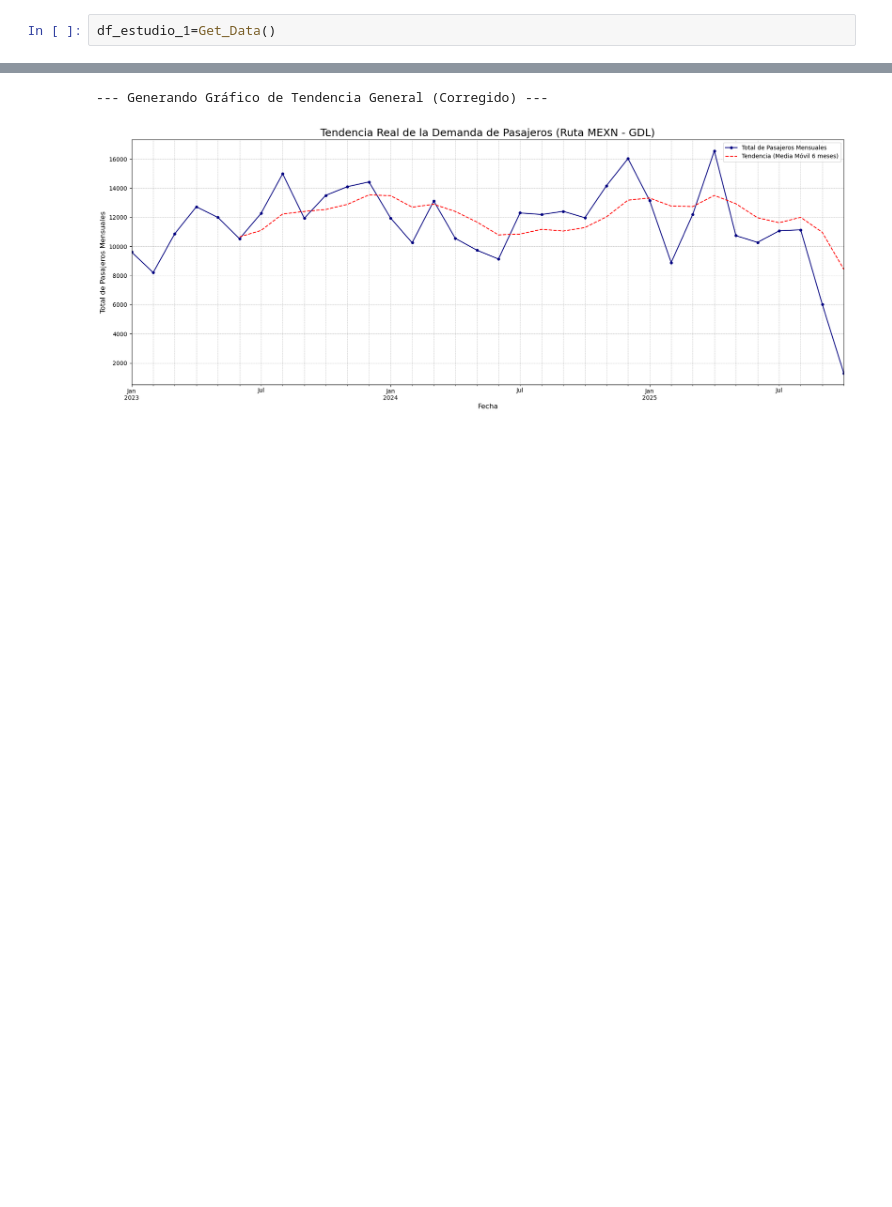
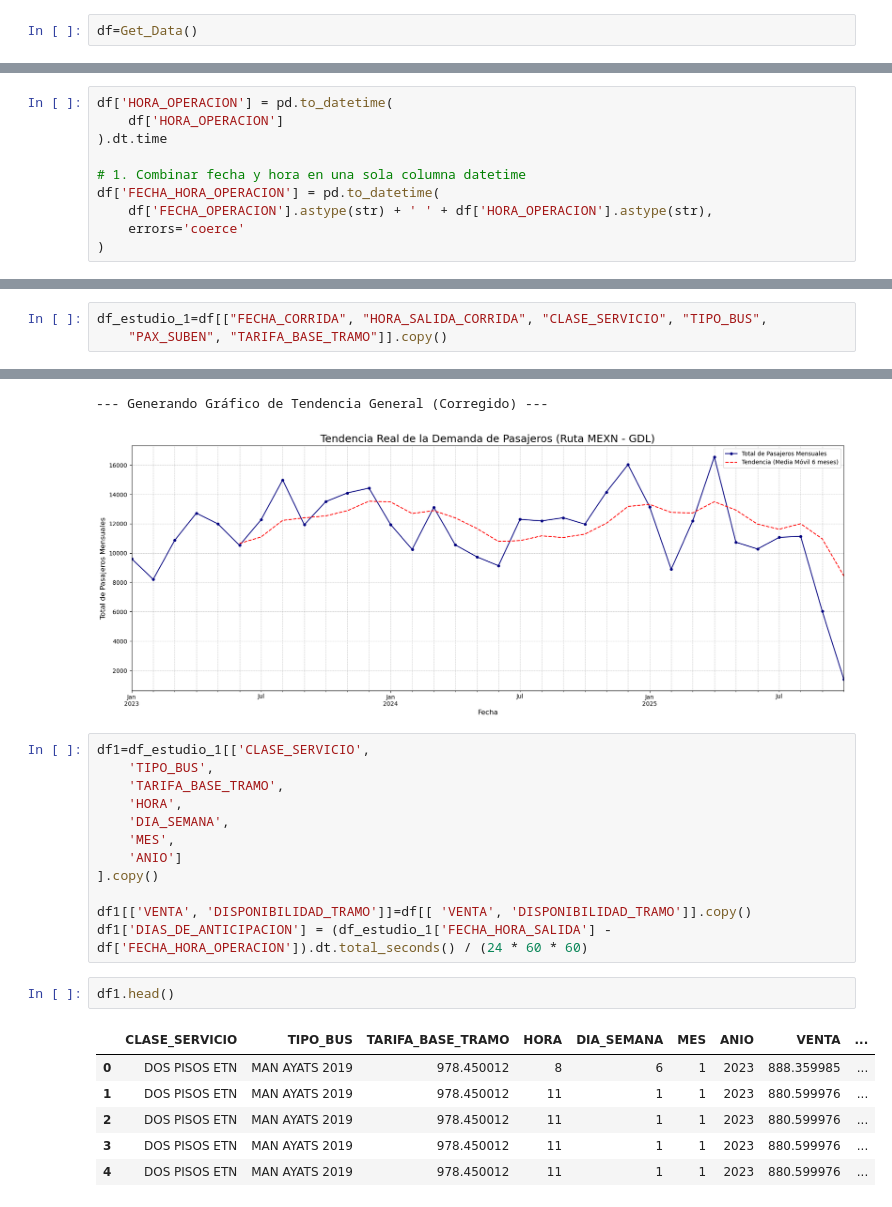
Before and after one commit to CossJe/Tarifa_Dinamica, a Jupyter notebook: 9.DynamicPricing_ETN/RedNeuronal.ipynb, the cells around one changed output, grey strips where cells are left out. Saved outputs shown, nothing was run; the diff lists cells and outputs as text; blank space fills up the shorter version.

```diff
--- a/9.DynamicPricing_ETN/RedNeuronal.ipynb
+++ b/9.DynamicPricing_ETN/RedNeuronal.ipynb
@@ -22,5 +22,5 @@ def Get_Data():
 
     return Frame
 # %%
-df_estudio_1=Get_Data()
+df=Get_Data()
 # %% [output]
@@ -29 +29,11 @@ Memoria usada después: 120.70 MB
 Reducción: 80.6%
+# %%
+df['HORA_OPERACION'] = pd.to_datetime(
+    df['HORA_OPERACION']
+).dt.time
+
+# 1. Combinar fecha y hora en una sola columna datetime
+df['FECHA_HORA_OPERACION'] = pd.to_datetime(
+    df['FECHA_OPERACION'].astype(str) + ' ' + df['HORA_OPERACION'].astype(str),
+    errors='coerce'
+)
@@ -30,3 +49,6 @@ Reducción: 80.6%
+# %%
+df_estudio_1=df[["FECHA_CORRIDA", "HORA_SALIDA_CORRIDA", "CLASE_SERVICIO", "TIPO_BUS",
+    "PAX_SUBEN", "TARIFA_BASE_TRAMO"]].copy()
 # %%
 """ 'OPERACION', 'TRANSACCION', 'FECHA_OPERACION', 'HORA_OPERACION',
        'NOMBRE_DIA_OPERACION', 'AREA_VENTA', 'CLASE_SERVICIO', 'ORIGEN',
@@ -310,3 +332,24 @@ plt.show()
 # %% [output]
 --- Generando Gráfico de Tendencia General (Corregido) ---
 [figure]
+# %%
+df1=df_estudio_1[['CLASE_SERVICIO',
+    'TIPO_BUS',
+    'TARIFA_BASE_TRAMO',
+    'HORA',
+    'DIA_SEMANA',
+    'MES',
+    'ANIO']
+].copy()
+
+df1[['VENTA', 'DISPONIBILIDAD_TRAMO']]=df[[ 'VENTA', 'DISPONIBILIDAD_TRAMO']].copy()
+df1['DIAS_DE_ANTICIPACION'] = (df_estudio_1['FECHA_HORA_SALIDA'] - df['FECHA_HORA_OPERACION']).dt.total_seconds() / (24 * 60 * 60)
+# %%
+df1.head()
+# %% [output]
+|  | CLASE_SERVICIO | TIPO_BUS | TARIFA_BASE_TRAMO | HORA | DIA_SEMANA | MES | ANIO | VENTA | ... |
+| 0 | DOS PISOS ETN | MAN AYATS 2019 | 978.450012 | 8 | 6 | 1 | 2023 | 888.359985 | ... |
+| 1 | DOS PISOS ETN | MAN AYATS 2019 | 978.450012 | 11 | 1 | 1 | 2023 | 880.599976 | ... |
+| 2 | DOS PISOS ETN | MAN AYATS 2019 | 978.450012 | 11 | 1 | 1 | 2023 | 880.599976 | ... |
+| 3 | DOS PISOS ETN | MAN AYATS 2019 | 978.450012 | 11 | 1 | 1 | 2023 | 880.599976 | ... |
+| 4 | DOS PISOS ETN | MAN AYATS 2019 | 978.450012 | 11 | 1 | 1 | 2023 | 880.599976 | ... |
```
Also changed, not shown: parts of 4 cells of this notebook.
